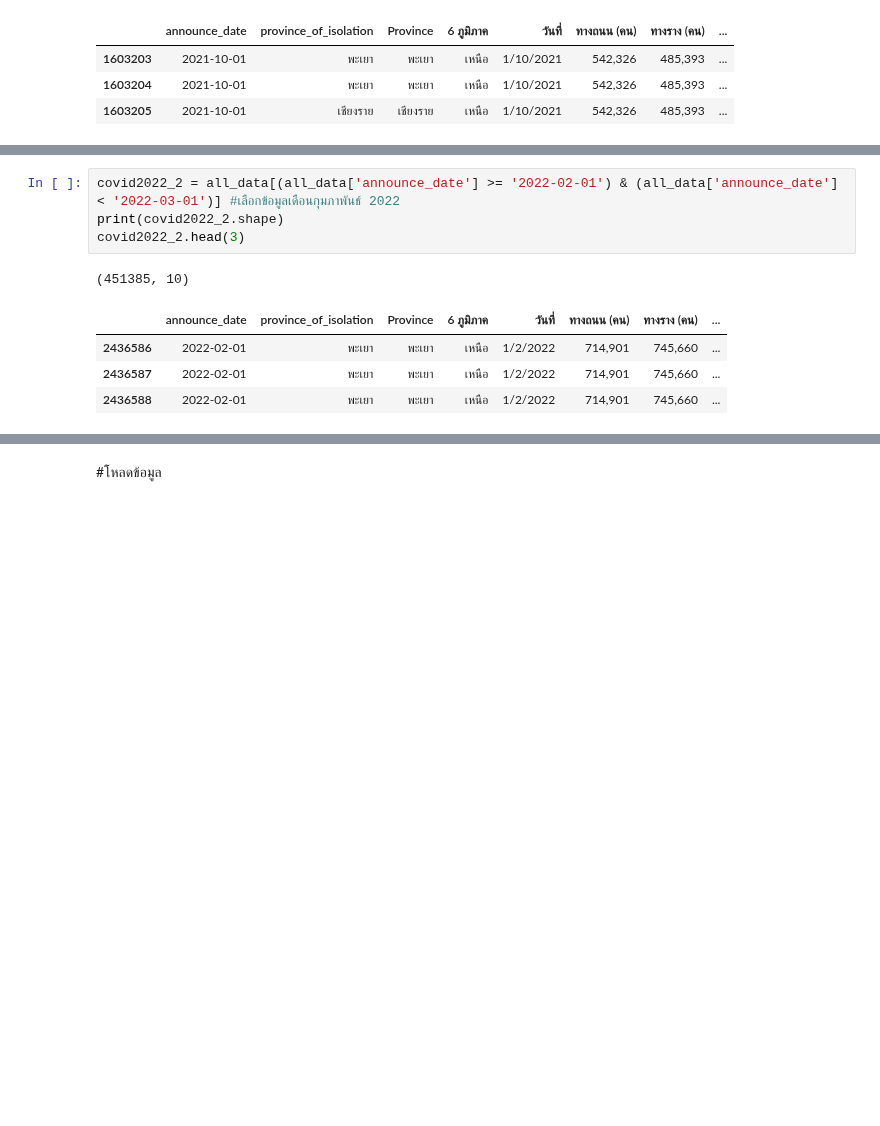
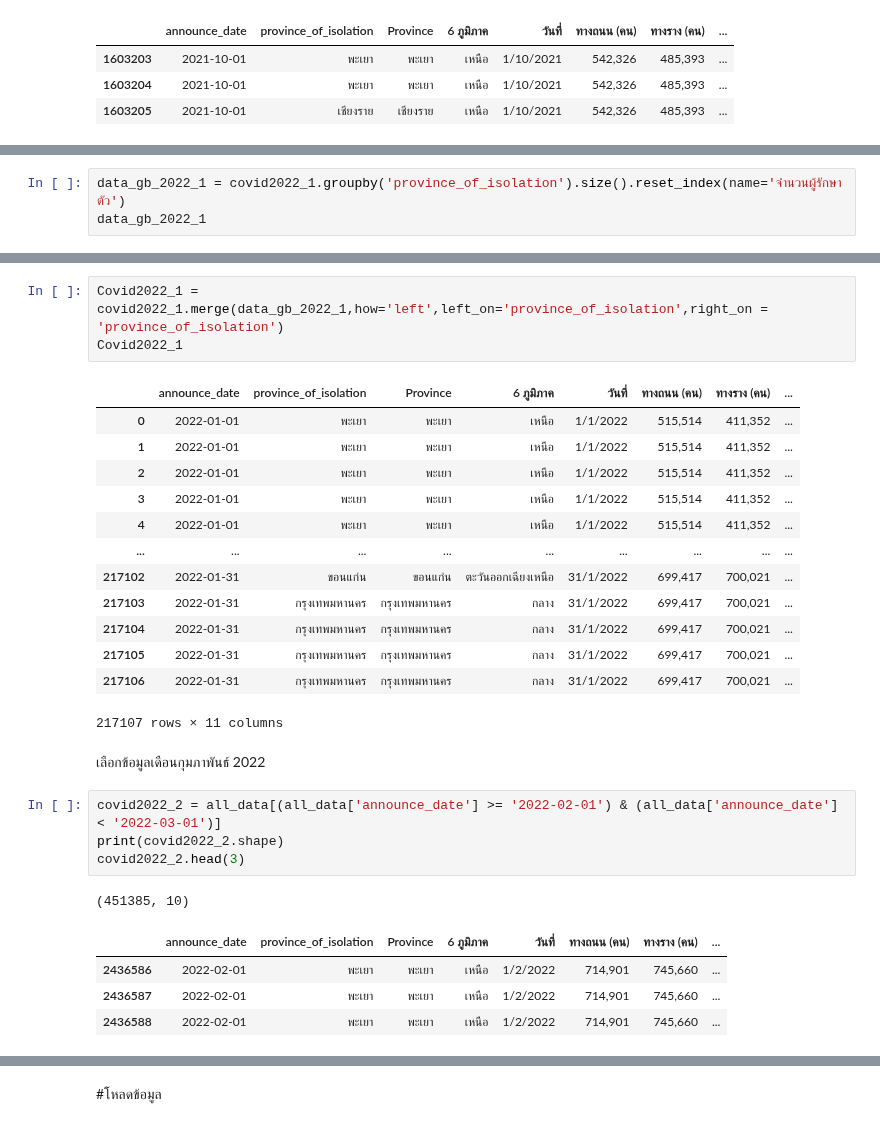
Before and after one commit to Nunticha24/data_viz_2022, a Jupyter notebook: Project_Dinosaur.ipynb, the cells around one changed output, grey strips where cells are left out. Drawn from its saved outputs; the diff is of its cells as text; blank space fills up the shorter version.

```diff
--- a/Project_Dinosaur.ipynb
+++ b/Project_Dinosaur.ipynb
@@ -504,3 +508,6 @@ covid2022_1.head(3)
 | 2219479 | 2022-01-01 | พะเยา | พะเยา | เหนือ | 1/1/2022 | 515,514 | 411,352 | ... |
 | 2219480 | 2022-01-01 | พะเยา | พะเยา | เหนือ | 1/1/2022 | 515,514 | 411,352 | ... |
 | 2219481 | 2022-01-01 | พะเยา | พะเยา | เหนือ | 1/1/2022 | 515,514 | 411,352 | ... |
+# %%
+data_gb_2022_1 = covid2022_1.groupby('province_of_isolation').size().reset_index(name='จำนวนผู้รักษาตัว')
+data_gb_2022_1
@@ -507,5 +528,24 @@ covid2022_1.head(3)
+# %%
+Covid2022_1 = covid2022_1.merge(data_gb_2022_1,how='left',left_on='province_of_isolation',right_on = 'province_of_isolation')
+Covid2022_1
+# %% [output]
+|  | announce_date | province_of_isolation | Province | 6 ภูมิภาค | วันที่ | ทางถนน (คน) | ทางราง (คน) | ... |
+| 0 | 2022-01-01 | พะเยา | พะเยา | เหนือ | 1/1/2022 | 515,514 | 411,352 | ... |
+| 1 | 2022-01-01 | พะเยา | พะเยา | เหนือ | 1/1/2022 | 515,514 | 411,352 | ... |
+| 2 | 2022-01-01 | พะเยา | พะเยา | เหนือ | 1/1/2022 | 515,514 | 411,352 | ... |
+| 3 | 2022-01-01 | พะเยา | พะเยา | เหนือ | 1/1/2022 | 515,514 | 411,352 | ... |
+| 4 | 2022-01-01 | พะเยา | พะเยา | เหนือ | 1/1/2022 | 515,514 | 411,352 | ... |
+| ... | ... | ... | ... | ... | ... | ... | ... | ... |
+| 217102 | 2022-01-31 | ขอนแก่น | ขอนแก่น | ตะวันออกเฉียงเหนือ | 31/1/2022 | 699,417 | 700,021 | ... |
+| 217103 | 2022-01-31 | กรุงเทพมหานคร | กรุงเทพมหานคร | กลาง | 31/1/2022 | 699,417 | 700,021 | ... |
+| 217104 | 2022-01-31 | กรุงเทพมหานคร | กรุงเทพมหานคร | กลาง | 31/1/2022 | 699,417 | 700,021 | ... |
+| 217105 | 2022-01-31 | กรุงเทพมหานคร | กรุงเทพมหานคร | กลาง | 31/1/2022 | 699,417 | 700,021 | ... |
+| 217106 | 2022-01-31 | กรุงเทพมหานคร | กรุงเทพมหานคร | กลาง | 31/1/2022 | 699,417 | 700,021 | ... |
+217107 rows × 11 columns
+# %% [markdown]
+เลือกข้อมูลเดือนกุมภาพันธ์ 2022
 # %%
-covid2022_2 = all_data[(all_data['announce_date'] >= '2022-02-01') & (all_data['announce_date'] < '2022-03-01')] #เลือกข้อมูลเดือนกุมภาพันธ์ 2022
+covid2022_2 = all_data[(all_data['announce_date'] >= '2022-02-01') & (all_data['announce_date'] < '2022-03-01')]
 print(covid2022_2.shape)
 covid2022_2.head(3)
 # %% [output]
```
Also changed, not shown: parts of 11 cells of this notebook.
